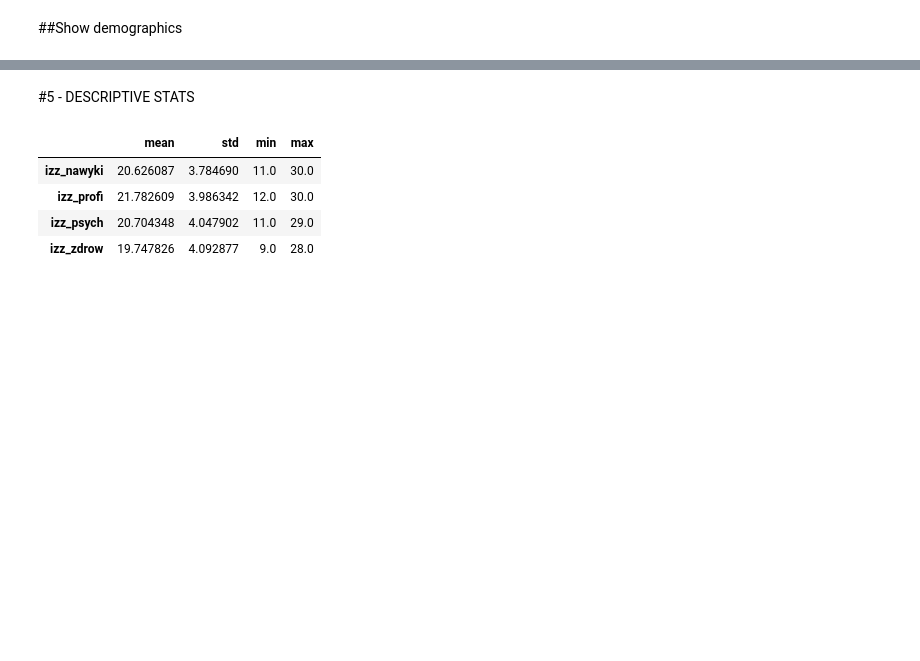
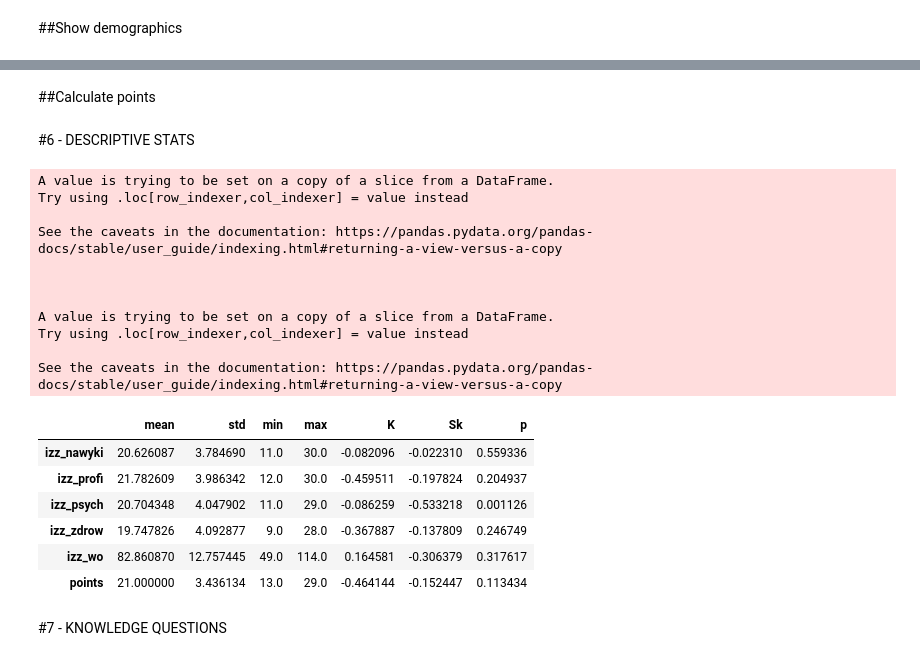
Before and after one commit to BartoszJanJerzy/stats, a Jupyter notebook: stata_AW.ipynb, the cells around one changed output, grey strips where cells are left out. Saved outputs shown, nothing was run; the diff lists cells and outputs as text; code cells hidden in the pictures; blank space fills up the shorter version.

```diff
--- a/stata_AW.ipynb
+++ b/stata_AW.ipynb
@@ -255,0 +487,7 @@ sample_demo_desc.to_excel('demo_stats.xlsx')
+# %%
+data_test = data[['p1','p2','p3','p5','p6_kichanie','p6_kaszel','p6_wysilek','p6_spacer','p6_schody','p7',
+                  'p8_oslabienie','p8_porody','p8_niskistatus','p8_infekcje','p8_nadwaga','p8_papierosy',
+                  'p9','p10','p12','p13','p14','p15','p16',
+                  'p17_higiena','p17_leczeniewad','p17_masaciala','p17_unikaniezaparc','p17_cwiczenie',
+                  'p18']]
+data_points = data_test.copy()
@@ -256,15 +512,54 @@ sample_demo_desc.to_excel('demo_stats.xlsx')
+# %% [markdown]
+##Calculate points
+# %%
+points = data_points.sum(axis=1)
+# %%
+data['points'] = points
 # %% [markdown]
-#5 - DESCRIPTIVE STATS
+#6 - DESCRIPTIVE STATS
-# %%
-desc_stats = data[['izz_nawyki','izz_profi','izz_psych','izz_zdrow']].describe()
-desc_stats = desc_stats.drop(['25%','50%','75%','count'])
-desc_stats = desc_stats.T
-desc_stats
-# %% [output]
-|  | mean | std | min | max |
-| izz_nawyki | 20.626087 | 3.784690 | 11.0 | 30.0 |
-| izz_profi | 21.782609 | 3.986342 | 12.0 | 30.0 |
-| izz_psych | 20.704348 | 4.047902 | 11.0 | 29.0 |
-| izz_zdrow | 19.747826 | 4.092877 | 9.0 | 28.0 |
+# %%
+desc_stats = data[['izz_nawyki','izz_profi','izz_psych','izz_zdrow']]
+desc_stats['izz_wo'] = desc_stats.sum(axis=1)
+desc_stats['points'] = data['points']
+desc_stats
+
+k = []
+sk = []
+sh = []
+
+for c in desc_stats.columns:
+  k.append(kurtosis(desc_stats[c]))
+  sk.append(skew(desc_stats[c]))
+  sh.append(shapiro(desc_stats[c])[1])
+
+desc_stats = desc_stats.describe()
+desc_stats = desc_stats.drop(['25%','50%','75%','count'])
+desc_stats = desc_stats.T
+desc_stats['K'] = k
+desc_stats['Sk'] = sk
+desc_stats['p'] = sh
+
+desc_stats
+# %% [output]
+A value is trying to be set on a copy of a slice from a DataFrame.
+Try using .loc[row_indexer,col_indexer] = value instead
+
+See the caveats in the documentation: https://pandas.pydata.org/pandas-docs/stable/user_guide/indexing.html#returning-a-view-versus-a-copy
+
+
+
+A value is trying to be set on a copy of a slice from a DataFrame.
+Try using .loc[row_indexer,col_indexer] = value instead
+
+See the caveats in the documentation: https://pandas.pydata.org/pandas-docs/stable/user_guide/indexing.html#returning-a-view-versus-a-copy
+|  | mean | std | min | max | K | Sk | p |
+| izz_nawyki | 20.626087 | 3.784690 | 11.0 | 30.0 | -0.082096 | -0.022310 | 0.559336 |
+| izz_profi | 21.782609 | 3.986342 | 12.0 | 30.0 | -0.459511 | -0.197824 | 0.204937 |
+| izz_psych | 20.704348 | 4.047902 | 11.0 | 29.0 | -0.086259 | -0.533218 | 0.001126 |
+| izz_zdrow | 19.747826 | 4.092877 | 9.0 | 28.0 | -0.367887 | -0.137809 | 0.246749 |
+| izz_wo | 82.860870 | 12.757445 | 49.0 | 114.0 | 0.164581 | -0.306379 | 0.317617 |
+| points | 21.000000 | 3.436134 | 13.0 | 29.0 | -0.464144 | -0.152447 | 0.113434 |
 # %%
 desc_stats.to_excel('desc_stats.xlsx')
+# %% [markdown]
+#7 - KNOWLEDGE QUESTIONS
```
Also changed, not shown: parts of 107 cells of this notebook.
